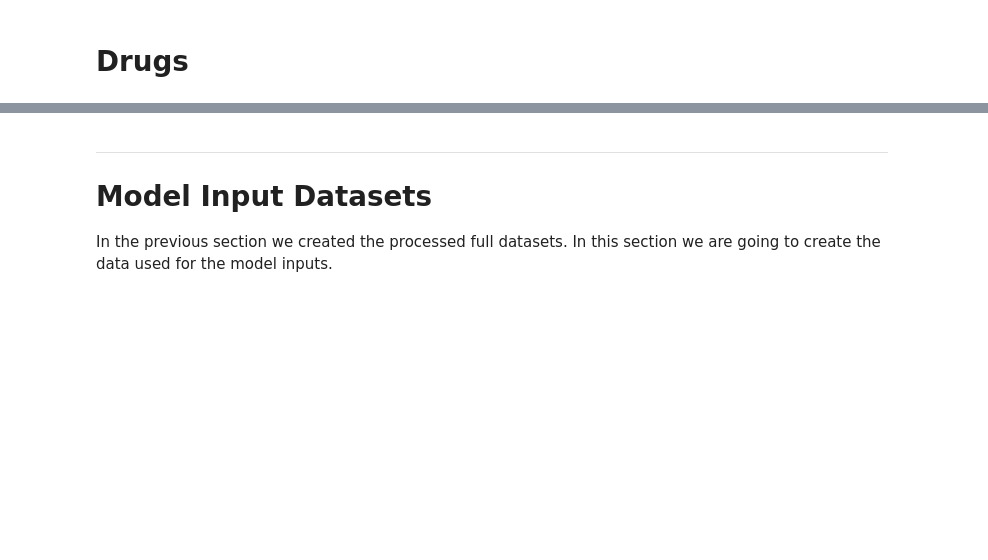
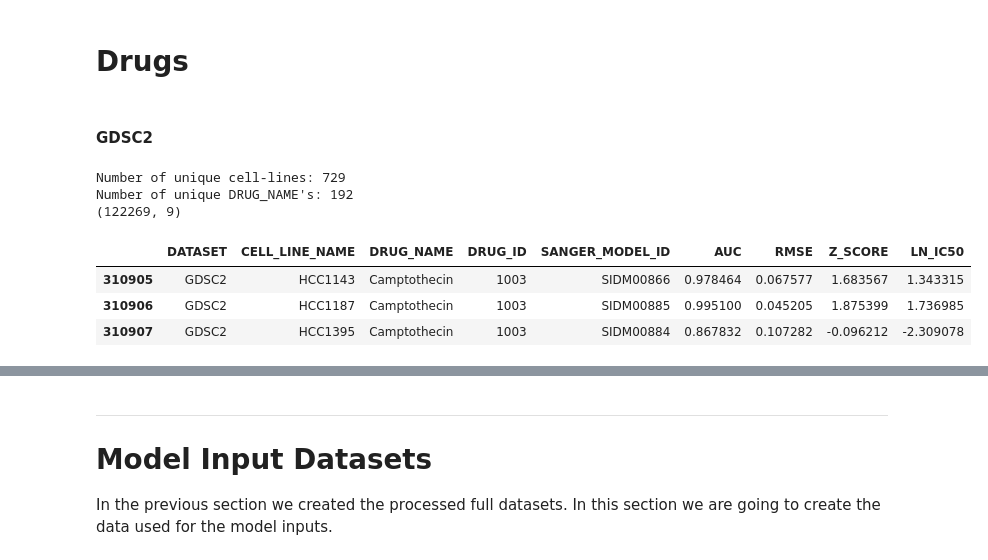
Before and after one commit to PeeteKeesel/gnn-for-drug-response-prediction, a Jupyter notebook: notebooks/dataset_creations.ipynb, the cells around one changed output, grey strips where cells are left out. Drawn from its saved outputs; the diff is of its cells as text; code cells hidden in the pictures; blank space fills up the shorter version.

```diff
--- a/notebooks/dataset_creations.ipynb
+++ b/notebooks/dataset_creations.ipynb
@@ -1487,0 +1548,20 @@ with open(PROCESSED_DATA_PATH + 'thresh_700_gdsc2_cl_graphs.pkl', 'wb') as f:
+# %% [markdown]
+#### GDSC2
+# %%
+drm = pd.read_pickle(PROCESSED_DATA_PATH + 'drm_full.pkl')
+cls = pd.read_csv(PROCESSED_DATA_PATH + 'thresh_700_gdsc2_inter_cls.csv')
+drmGDSC2 = drm[drm.DATASET=='GDSC2']
+drmGDSC2 = drmGDSC2[drmGDSC2.CELL_LINE_NAME.isin(cls.CELL_LINE_NAME.values.tolist())]
+print("Number of unique cell-lines:", len(drmGDSC2.CELL_LINE_NAME.unique()))
+uniq_drug_names = list(drmGDSC2.DRUG_NAME.unique())
+print("Number of unique DRUG_NAME's:", len(uniq_drug_names))
+print(drmGDSC2.shape)
+drmGDSC2.head(3)
+# %% [output]
+Number of unique cell-lines: 729
+Number of unique DRUG_NAME's: 192
+(122269, 9)
+|  | DATASET | CELL_LINE_NAME | DRUG_NAME | DRUG_ID | SANGER_MODEL_ID | AUC | RMSE | Z_SCORE | LN_IC50 |
+| 310905 | GDSC2 | HCC1143 | Camptothecin | 1003 | SIDM00866 | 0.978464 | 0.067577 | 1.683567 | 1.343315 |
+| 310906 | GDSC2 | HCC1187 | Camptothecin | 1003 | SIDM00885 | 0.995100 | 0.045205 | 1.875399 | 1.736985 |
+| 310907 | GDSC2 | HCC1395 | Camptothecin | 1003 | SIDM00884 | 0.867832 | 0.107282 | -0.096212 | -2.309078 |
```
Also changed, not shown: parts of 11 cells of this notebook, 2 other files.
